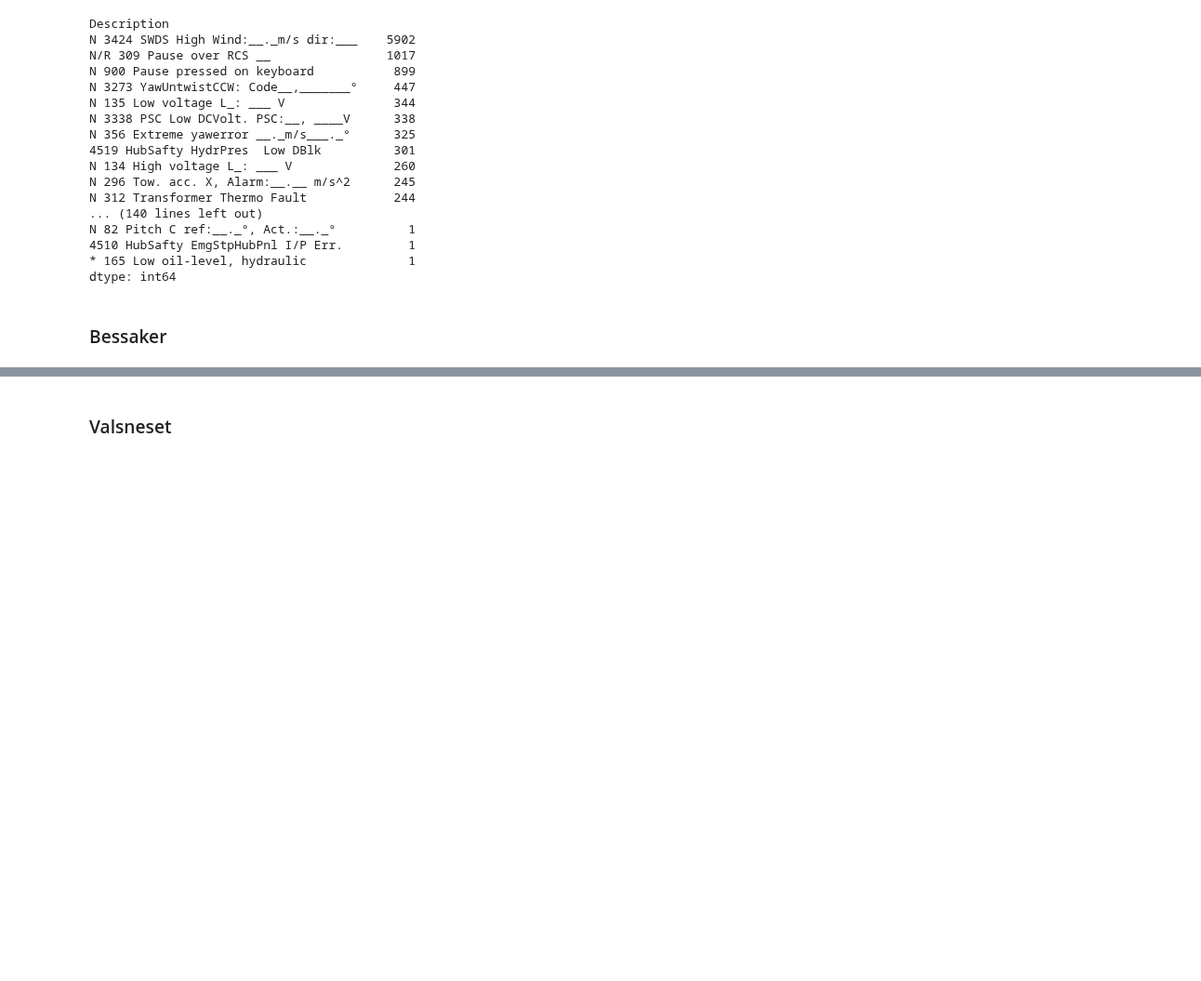
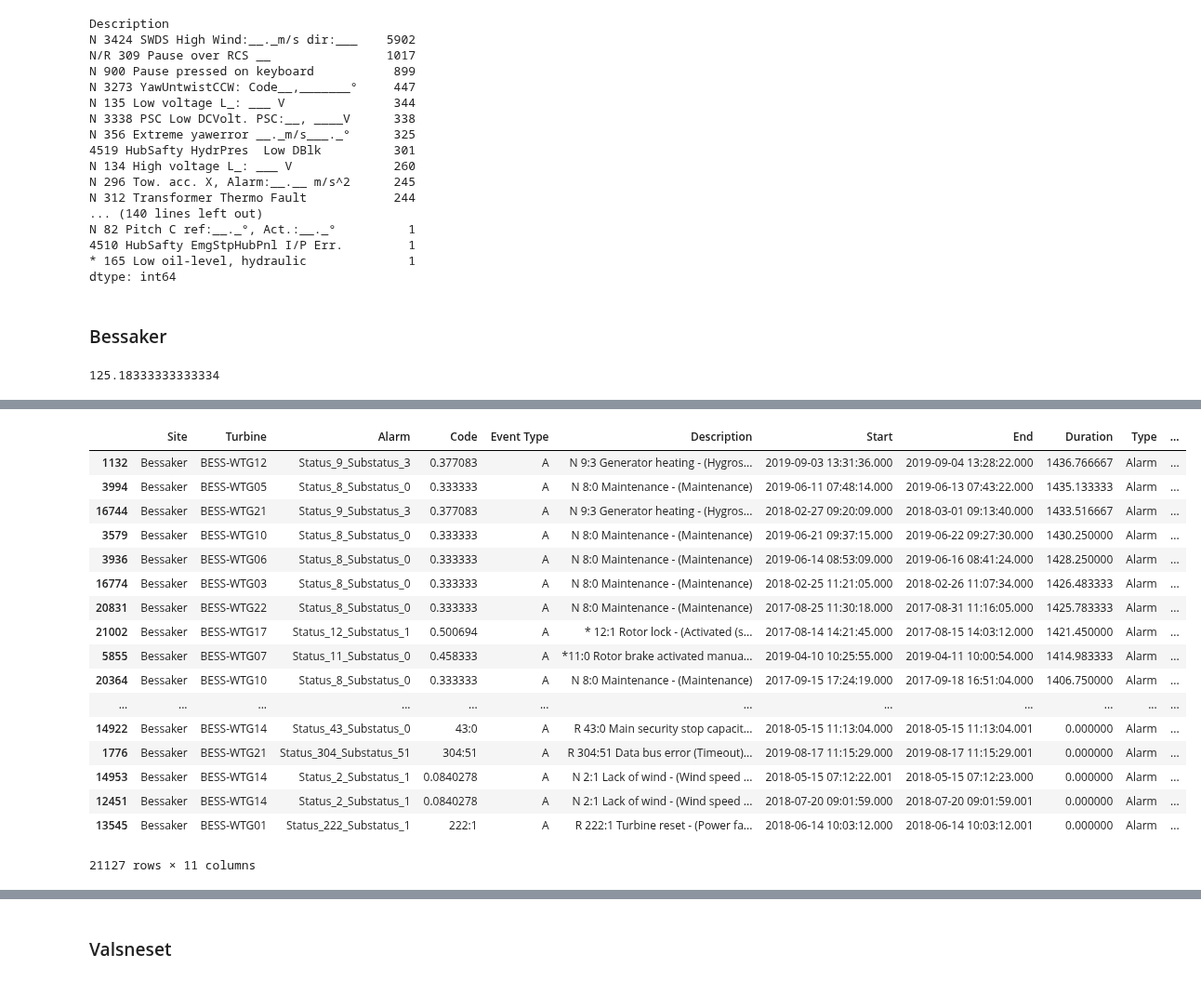
Before and after one commit to StianIsmar/project-thesis, a Jupyter notebook: TE/Parcing Alarm.ipynb, the cells around one changed output, grey strips where cells are left out. Shown at 93% size. Cells and saved outputs as stored; diff of their text form; code cells hidden in the pictures; blank space fills up the shorter version.

```diff
--- a/TE/Parcing Alarm.ipynb
+++ b/TE/Parcing Alarm.ipynb
@@ -50,4 +70,39 @@ N 82 Pitch C ref:__._°, Act.:__._°          1
 dtype: int64
 # %% [markdown]
 ### Bessaker
+# %%
+# df['Duration'] = pd.Timedelta(df['Duration'])
+date = "02:05:11"
+splittet = date.split(":")
+
+def hhmmssToMinutes(value):
+    h,m,s = value.split(":")
+    if(h[0] == 0):
+        if(h[1]==0):
+            h=float(0)
+        else:
+            h = h[1]
+            h = float(h)
+    if(m[0] == 0):
+        if(m[1])==0:
+            m = float(0)
+        else:
+            m = float(m[1])
+    if(s[0] == 0):
+        if(s[1] == 0):
+            s=float(0)
+        else:
+            s = float(s[1])
+    s=float(s)
+    m=float(m)
+    h=float(h)
+    minutes = 2
+    minutes = h*float(60) + m + s/float(60)
+    return minutes
+
+# Parcing test
+m = hhmmssToMinutes(date)
+m
+# %% [output]
+125.18333333333334
 # %%
@@ -70,3 +126,37 @@ R  20:71 Fault wind measurement - (Wind speed too low)
 R  220:10 Processor reset - (UPS CPU1)                                                 1
 R  192:23 Fault UPS - (Overcurrent hardware L2)                                        1
 dtype: int64
+# %%
+# Grouping Bessaker errors by duration
+
+# d=groupErrorsDuration('./DataFromBazefield/AlarmlogBessaker.xlsx')
+import datetime
+
+f = './DataFromBazefield/AlarmlogBessaker.xlsx'
+df = pd.read_excel(f)
+
+df['Duration'] = df['Duration'].apply(lambda x: hhmmssToMinutes((x.strftime("%H:%M:%S"))))
+df = df.sort_values("Duration",ascending=False)
+df
+
+# with pd.option_context('display.max_rows', None, 'display.max_columns', None):  # more options can be specified also
+    # print(df)
+# %% [output]
+|  | Site | Turbine | Alarm | Code | Event Type | Description | Start | End | Duration | Type | ... |
+| 1132 | Bessaker | BESS-WTG12 | Status_9_Substatus_3 | 0.377083 | A | N 9:3 Generator heating - (Hygros... | 2019-09-03 13:31:36.000 | 2019-09-04 13:28:22.000 | 1436.766667 | Alarm | ... |
+| 3994 | Bessaker | BESS-WTG05 | Status_8_Substatus_0 | 0.333333 | A | N 8:0 Maintenance - (Maintenance) | 2019-06-11 07:48:14.000 | 2019-06-13 07:43:22.000 | 1435.133333 | Alarm | ... |
+| 16744 | Bessaker | BESS-WTG21 | Status_9_Substatus_3 | 0.377083 | A | N 9:3 Generator heating - (Hygros... | 2018-02-27 09:20:09.000 | 2018-03-01 09:13:40.000 | 1433.516667 | Alarm | ... |
+| 3579 | Bessaker | BESS-WTG10 | Status_8_Substatus_0 | 0.333333 | A | N 8:0 Maintenance - (Maintenance) | 2019-06-21 09:37:15.000 | 2019-06-22 09:27:30.000 | 1430.250000 | Alarm | ... |
+| 3936 | Bessaker | BESS-WTG06 | Status_8_Substatus_0 | 0.333333 | A | N 8:0 Maintenance - (Maintenance) | 2019-06-14 08:53:09.000 | 2019-06-16 08:41:24.000 | 1428.250000 | Alarm | ... |
+| 16774 | Bessaker | BESS-WTG03 | Status_8_Substatus_0 | 0.333333 | A | N 8:0 Maintenance - (Maintenance) | 2018-02-25 11:21:05.000 | 2018-02-26 11:07:34.000 | 1426.483333 | Alarm | ... |
+| 20831 | Bessaker | BESS-WTG22 | Status_8_Substatus_0 | 0.333333 | A | N 8:0 Maintenance - (Maintenance) | 2017-08-25 11:30:18.000 | 2017-08-31 11:16:05.000 | 1425.783333 | Alarm | ... |
+| 21002 | Bessaker | BESS-WTG17 | Status_12_Substatus_1 | 0.500694 | A | * 12:1 Rotor lock - (Activated (s... | 2017-08-14 14:21:45.000 | 2017-08-15 14:03:12.000 | 1421.450000 | Alarm | ... |
+| 5855 | Bessaker | BESS-WTG07 | Status_11_Substatus_0 | 0.458333 | A | *11:0 Rotor brake activated manua... | 2019-04-10 10:25:55.000 | 2019-04-11 10:00:54.000 | 1414.983333 | Alarm | ... |
+| 20364 | Bessaker | BESS-WTG10 | Status_8_Substatus_0 | 0.333333 | A | N 8:0 Maintenance - (Maintenance) | 2017-09-15 17:24:19.000 | 2017-09-18 16:51:04.000 | 1406.750000 | Alarm | ... |
+| ... | ... | ... | ... | ... | ... | ... | ... | ... | ... | ... | ... |
+| 14922 | Bessaker | BESS-WTG14 | Status_43_Substatus_0 | 43:0 | A | R 43:0 Main security stop capacit... | 2018-05-15 11:13:04.000 | 2018-05-15 11:13:04.001 | 0.000000 | Alarm | ... |
+| 1776 | Bessaker | BESS-WTG21 | Status_304_Substatus_51 | 304:51 | A | R 304:51 Data bus error (Timeout)... | 2019-08-17 11:15:29.000 | 2019-08-17 11:15:29.001 | 0.000000 | Alarm | ... |
+| 14953 | Bessaker | BESS-WTG14 | Status_2_Substatus_1 | 0.0840278 | A | N 2:1 Lack of wind - (Wind speed ... | 2018-05-15 07:12:22.001 | 2018-05-15 07:12:23.000 | 0.000000 | Alarm | ... |
+| 12451 | Bessaker | BESS-WTG14 | Status_2_Substatus_1 | 0.0840278 | A | N 2:1 Lack of wind - (Wind speed ... | 2018-07-20 09:01:59.000 | 2018-07-20 09:01:59.001 | 0.000000 | Alarm | ... |
+| 13545 | Bessaker | BESS-WTG01 | Status_222_Substatus_1 | 222:1 | A | R 222:1 Turbine reset - (Power fa... | 2018-06-14 10:03:12.000 | 2018-06-14 10:03:12.001 | 0.000000 | Alarm | ... |
+21127 rows × 11 columns
```
Also changed, not shown: parts of 9 cells of this notebook, 1 other file.
